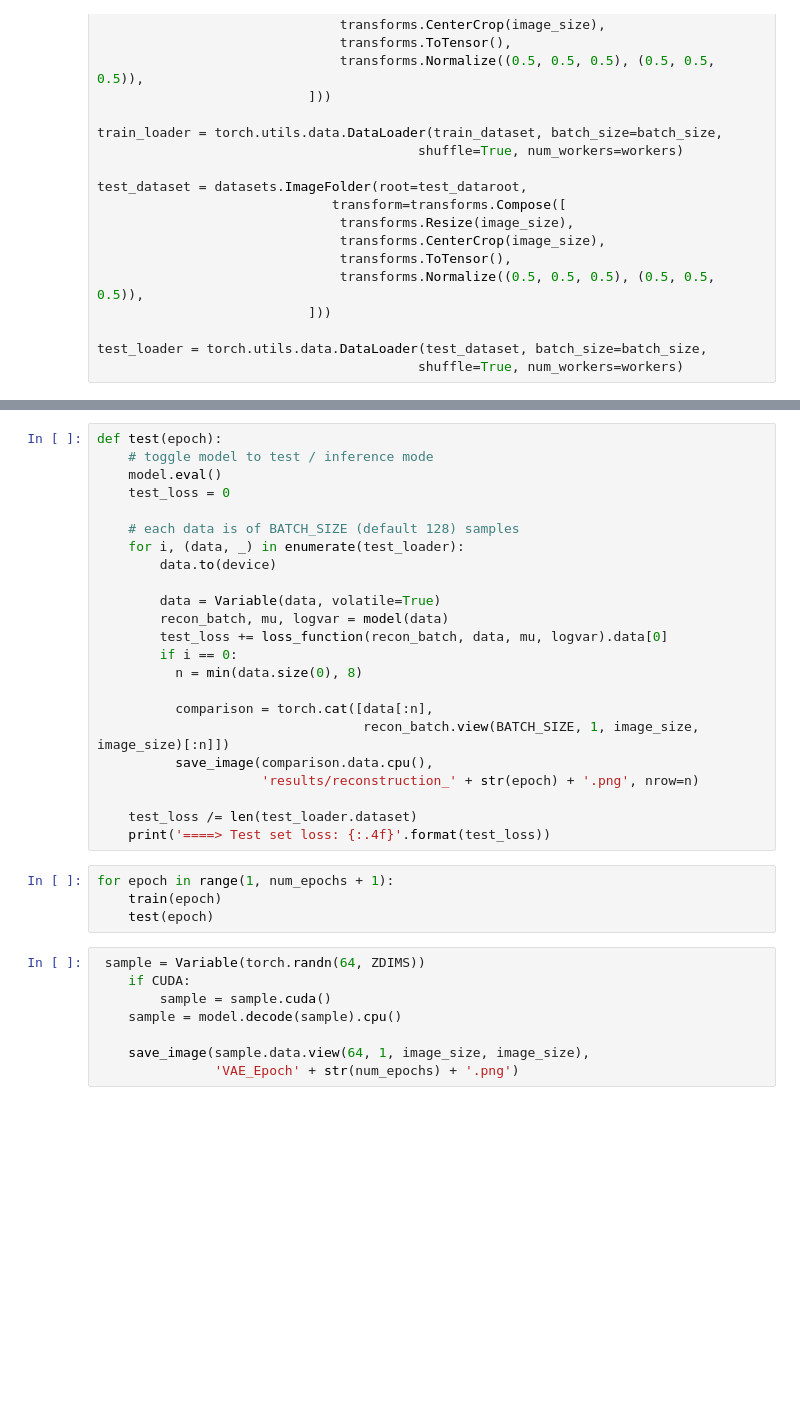
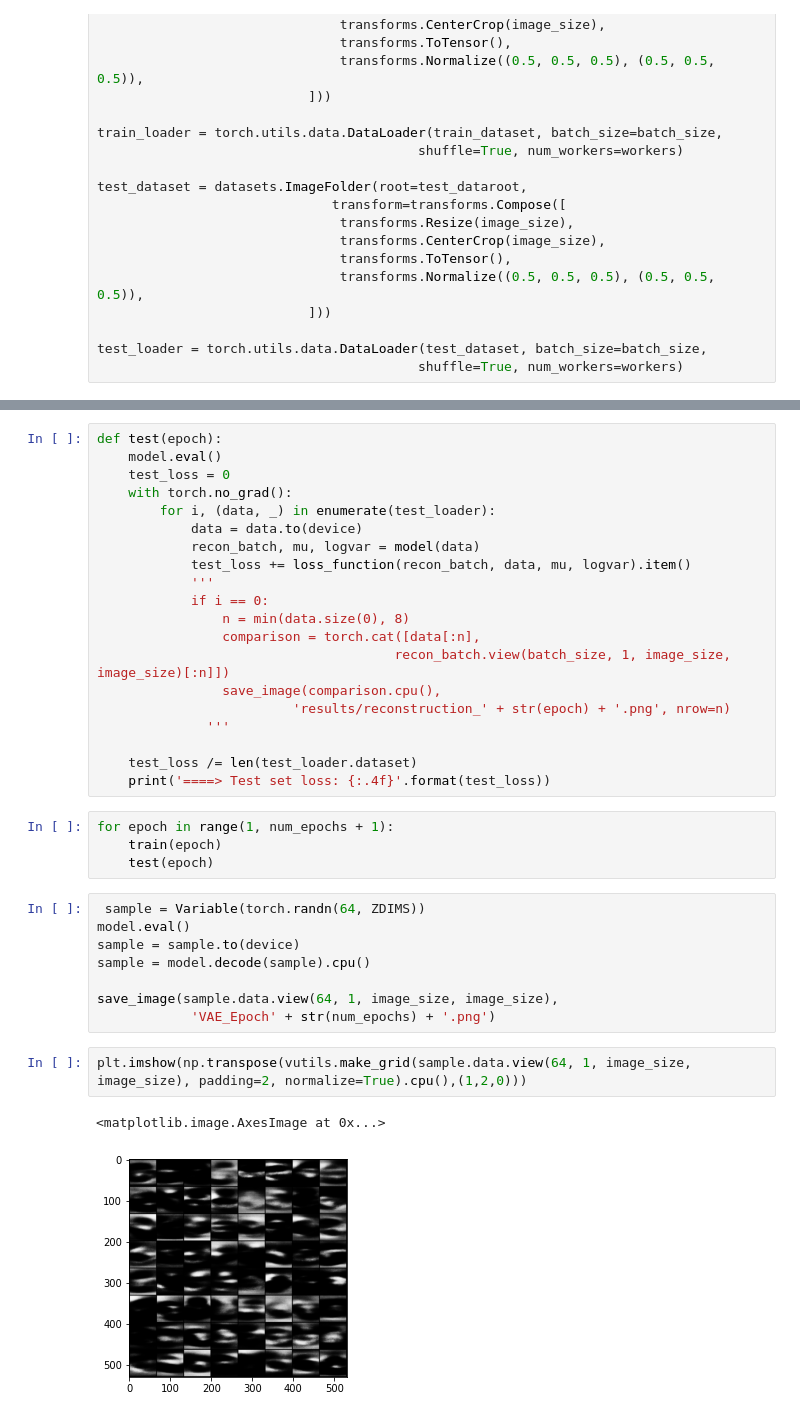
Before and after one commit to Nikhil-Khetani/Car-Image-Generation, a Jupyter notebook: Car_Image_VAE.ipynb, the cells around one changed output, grey strips where cells are left out. Drawn from its saved outputs; the diff is of its cells as text; blank space fills up the shorter version.

```diff
--- a/Car_Image_VAE.ipynb
+++ b/Car_Image_VAE.ipynb
@@ -147,24 +149,21 @@ def train(epoch):
           epoch, train_loss / len(train_loader.dataset)))
 # %%
 def test(epoch):
-    # toggle model to test / inference mode
     model.eval()
     test_loss = 0
-
-    # each data is of BATCH_SIZE (default 128) samples
-    for i, (data, _) in enumerate(test_loader):
-        data.to(device)
-
-        data = Variable(data, volatile=True)
-        recon_batch, mu, logvar = model(data)
-        test_loss += loss_function(recon_batch, data, mu, logvar).data[0]
-        if i == 0:
-          n = min(data.size(0), 8)
-
-          comparison = torch.cat([data[:n],
-                                  recon_batch.view(BATCH_SIZE, 1, image_size, image_size)[:n]])
-          save_image(comparison.data.cpu(),
-                     'results/reconstruction_' + str(epoch) + '.png', nrow=n)
+    with torch.no_grad():
+        for i, (data, _) in enumerate(test_loader):
+            data = data.to(device)
+            recon_batch, mu, logvar = model(data)
+            test_loss += loss_function(recon_batch, data, mu, logvar).item()
+            '''
+            if i == 0:
+                n = min(data.size(0), 8)
+                comparison = torch.cat([data[:n],
+                                      recon_batch.view(batch_size, 1, image_size, image_size)[:n]])
+                save_image(comparison.cpu(),
+                         'results/reconstruction_' + str(epoch) + '.png', nrow=n)
+              '''
 
     test_loss /= len(test_loader.dataset)
     print('====> Test set loss: {:.4f}'.format(test_loss))
@@ -174,9 +173,14 @@ for epoch in range(1, num_epochs + 1):
     test(epoch)
 # %%
  sample = Variable(torch.randn(64, ZDIMS))
-    if CUDA:
-        sample = sample.cuda()
-    sample = model.decode(sample).cpu()
+model.eval()
+sample = sample.to(device)
+sample = model.decode(sample).cpu()
 
-    save_image(sample.data.view(64, 1, image_size, image_size),
-               'VAE_Epoch' + str(num_epochs) + '.png')
+save_image(sample.data.view(64, 1, image_size, image_size),
+            'VAE_Epoch' + str(num_epochs) + '.png')
+# %%
+plt.imshow(np.transpose(vutils.make_grid(sample.data.view(64, 1, image_size, image_size), padding=2, normalize=True).cpu(),(1,2,0)))
+# %% [output]
+<matplotlib.image.AxesImage at 0x...>
+[figure, added]
```
Also changed, not shown: parts of 9 cells of this notebook.
